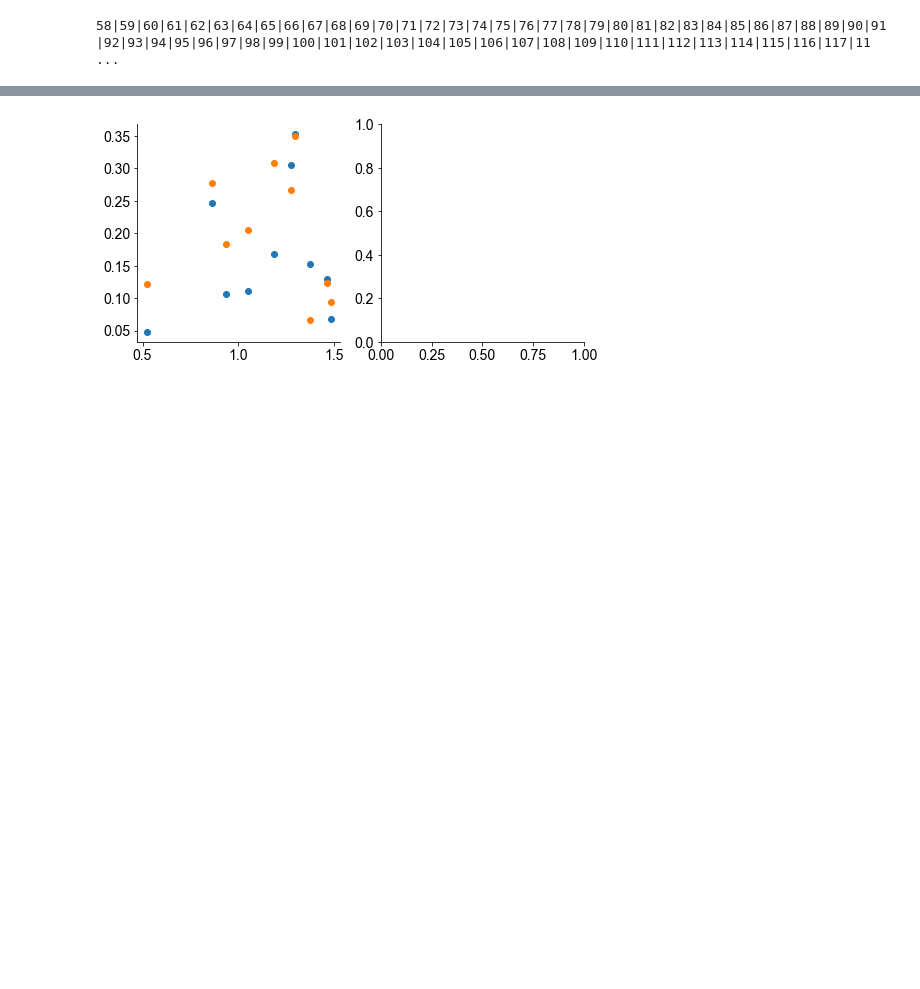
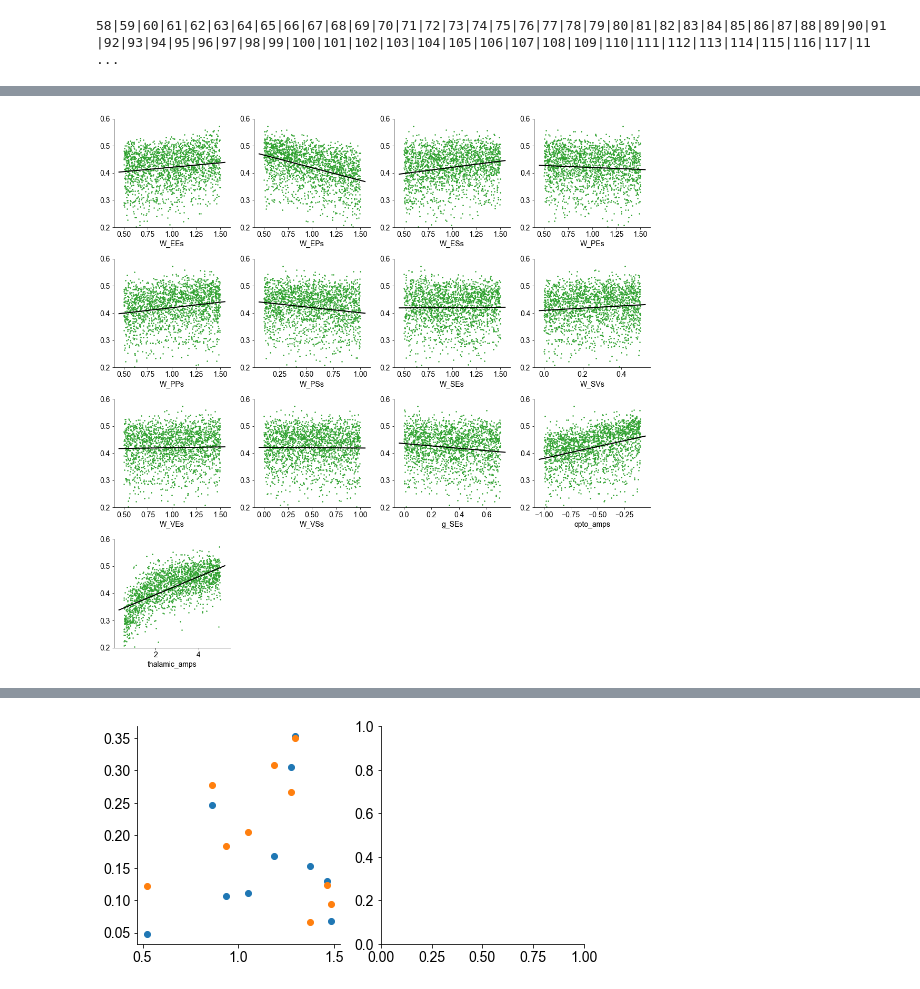
Before and after one commit to rdgao/1E3I, a Jupyter notebook: notebooks/rate_model.ipynb, the cells around one changed output, grey strips where cells are left out. Saved outputs shown, nothing was run; the diff lists cells and outputs as text; code cells hidden in the pictures; blank space fills up the shorter version.

```diff
--- a/notebooks/rate_model.ipynb
+++ b/notebooks/rate_model.ipynb
@@ -297,0 +336,23 @@ fr_all.shape
+# %%
+def plot_featparam(y, df_all, ind_cols, color, YL, lin_fit=False):
+    for f in range(len(ind_cols)):
+        x = df_all[ind_cols[f]]
+        plt.subplot(4,4,f+1)
+        plt.plot(x,y, '.',color=color, ms=3)
+        XL = np.array(plt.xlim())
+        plt.xlabel(ind_cols[f]);
+        if lin_fit:
+            coeffs = stats.linregress(x,y)
+            plt.plot(XL,XL*coeffs[0]+coeffs[1],'k-',lw=2)
+
+        plt.ylim(YL)
+        plt.tight_layout();sns.despine();
+# %%
+plt.figure(figsize=(15,15))
+y = df_all['nP_ssa_E']
+plot_featparam(y, df_all, ind_cols, CKEYS[c_ord[1]], [0.2,0.6], lin_fit=True)
+# y = del_SOM
+# y = fits[:,2]-fits[:,0]
+# plot_featparam(y, df_all, ind_cols, CKEYS[c_ord[1]], [-0.04,0.025])
+# %% [output]
+[figure, added]
```
Also changed, not shown: parts of 18 cells of this notebook, 5 other files.
